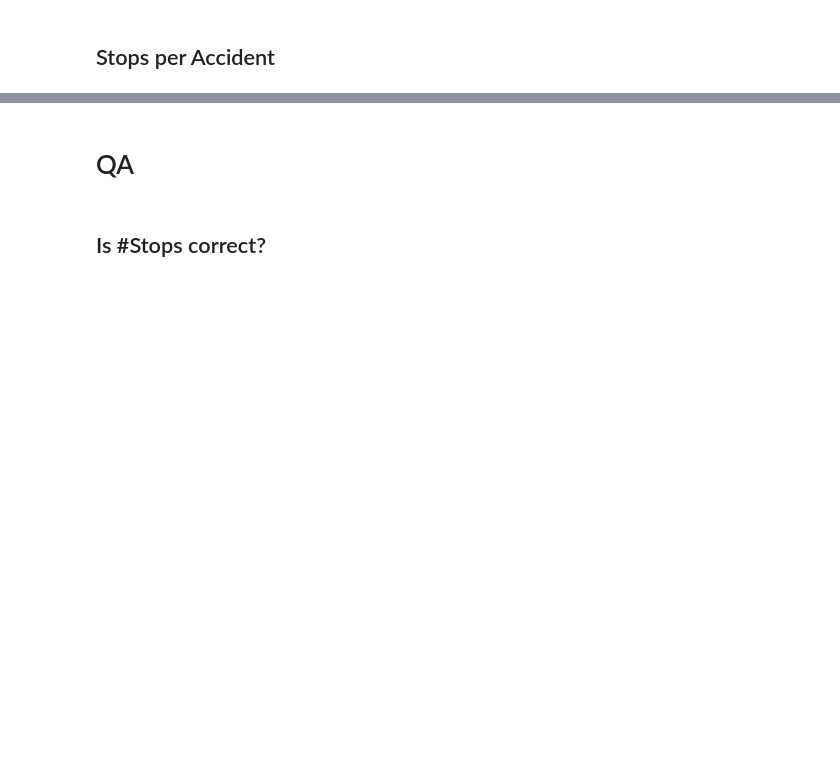
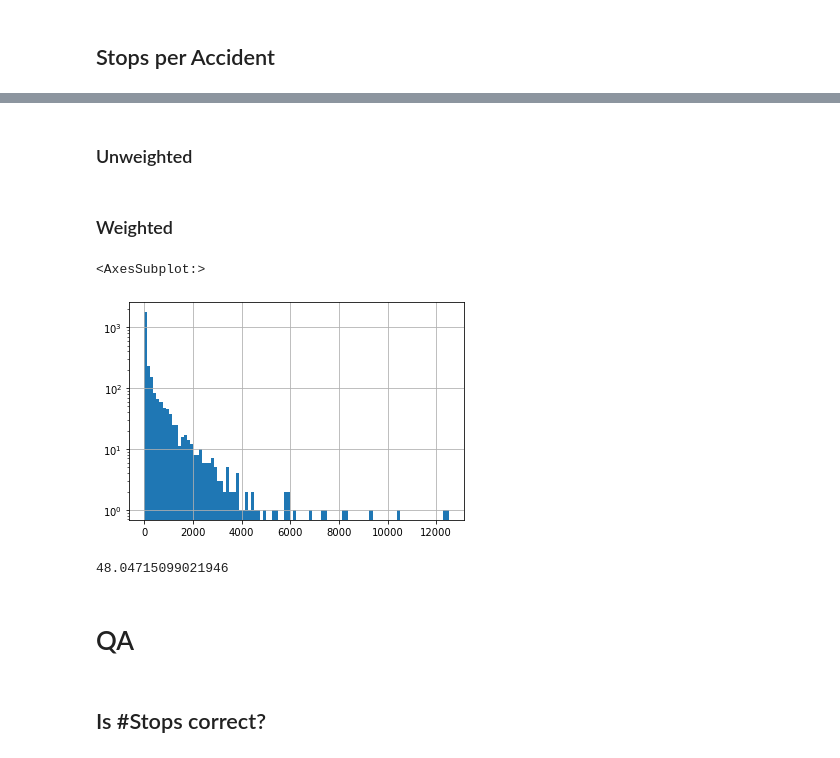
Before and after one commit to m-gaster/Policing-Thesis, a Jupyter notebook: Re-Analysis - 2021/Stops vs Accidents Distribution/Stops vs Accidents Distribution.ipynb, the cells around one changed output, grey strips where cells are left out. Saved outputs shown, nothing was run; the diff lists cells and outputs as text; code cells hidden in the pictures; blank space fills up the shorter version.

```diff
--- a/Re-Analysis - 2021/Stops vs Accidents Distribution/Stops vs Accidents Distribution.ipynb
+++ b/Re-Analysis - 2021/Stops vs Accidents Distribution/Stops vs Accidents Distribution.ipynb
@@ -17,3 +23,7 @@ df = pd.read_csv(filepath_or_buffer=r"C:/Users/mikha/Dropbox/mikhael_misc/Projec
+# %%
+df['Search Race'] = np.where(df['Search Conducted']==1, df['Race'], np.nan)
+df['Arrest Race'] = np.where(df['Arrest']==1, df['Race'], np.nan)
+df['Citation Race'] = np.where(df['Citation']==1, df['Race'], np.nan)
 # %% [markdown]
 ## Replace cols with Sparse-filled cols
 # %%
@@ -39,3 +47,7 @@ RESOLUTIONS = [6,7,8,9]
+# %%
+RESOLUTIONS = [6,7,8,9,10]
+
+race_set = sorted([race for race in df['Race'].unique().tolist() if race!='NATIVE AMERICAN'])
 # %% [markdown]
 # Functions
 # %% [markdown]
@@ -56,20 +97,21 @@ def create_grouped_dataframes(dataframe:pd.DataFrame, resolutions:list, numerato
 
     num_agg_dict = {col:'sum' for col in numerator_cols}
     denom_agg_dict = {col:'sum' for col in denominator_cols}
+    race_count_dict = {}# {'Race': race_count_fncs} #{'Race':[count_ASIAN_stops, count_BLACK_stops, count_HISPANIC_stops, count_NATIVE_AMERICAN_stops, count_OTHER_stops, count_WHITE_stops]}
+    # remaining_cols = list(set(dataframe.columns) - set(num_agg_dict.keys()) - set(denom_agg_dict.keys()))
+    # other_cols_agg = {'Stops':pd.NamedAgg(column="Latitude", aggfunc='count')}
 
-    # remaining_cols = list(set(dataframe.columns) - set(num_agg_dict.keys()) - set(denom_agg_dict.keys()))
-    other_cols_agg = {'Stops':pd.NamedAgg(column="Latitude", aggfunc='count')}
-
-    aggregation_dict = {**num_agg_dict, **denom_agg_dict}
+    aggregation_dict = {**num_agg_dict, **denom_agg_dict, **race_count_dict}
 
     # only count stops that occurred in MC (based on recorded Longitude & Latitude)
     in_mc_mask = ((38.915292 <= dataframe['Latitude']) & (dataframe['Latitude'] <= 39.414658)
                   & (-77.554198 <= dataframe['Longitude']) & (dataframe['Longitude'] <= -76.864813))
     dataframe = dataframe[in_mc_mask]
 
-    global grouped_dataframes
+    # global grouped_dataframes
     grouped_dataframes = dict()
     for resolution in resolutions:
+        print(resolution)
 
         grouped_dataframes[resolution] = dataframe.groupby(by=f'H3 Encoding - Res={resolution}').agg(aggregation_dict)
         other_col_grouped = dataframe.groupby(by=f'H3 Encoding - Res={resolution}').agg(
@@ -81,7 +123,19 @@ def create_grouped_dataframes(dataframe:pd.DataFrame, resolutions:list, numerato
         grouped_dataframes[resolution]['Longitude'] = grouped_dataframes[resolution].index.map(lambda x: h3.h3_to_geo(x)[0])
         grouped_dataframes[resolution]['Latitude'] = grouped_dataframes[resolution].index.map(lambda x: h3.h3_to_geo(x)[1])
 
+        # return grouped_dataframes
         # Create "... Per Stop", "... Per Citation"
         create_PER_cols(dataframe=grouped_dataframes[resolution],
                         numerator_cols=numerator_cols + ['Stops'],
                         denominator_cols=denominator_cols)
+
+        grouped_dataframes[resolution].replace([np.inf, -np.inf], np.nan, inplace=True)
+
+        return grouped_dataframes
+
+
+num_cols = ['Citation', 'Arrest', 'Search Conducted'] # these should be actions the police can decide on - e.g., stopping somebody
+denom_cols = ['Fatal', 'Alcohol', 'Accident', 'Personal Injury', 'Property Damage'] # these should be "negative" traffic events that simply occur - e.g., accidents, fatalities
+grouped_dataframes = create_grouped_dataframes(dataframe=df,
+                          resolutions=RESOLUTIONS,
+                          numerator_cols=num_cols, denominator_cols=denom_cols)
@@ -101,0 +305,4 @@ create_grouped_dataframes(dataframe=df,
+# %% [markdown]
+### Unweighted
+# %% [markdown]
+### Weighted
@@ -101,0 +313,9 @@ create_grouped_dataframes(dataframe=df,
+# %%
+grouped_dataframes[9]['Stops'][grouped_dataframes[9]['Stops'] > 50]
+# %% [output]
+<AxesSubplot:>
+[figure, added]
+# %%
+len(df) / df['Accident'].sum()
+# %% [output]
+48.04715099021946
```
Also changed, not shown: parts of 31 cells of this notebook, 2 other files.
